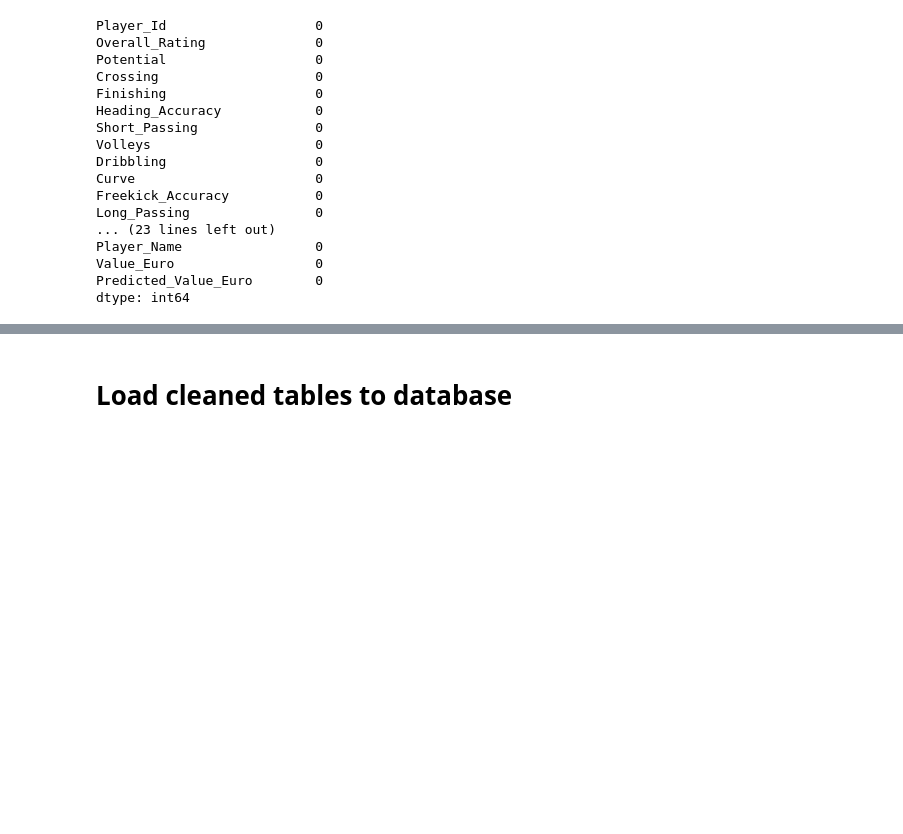
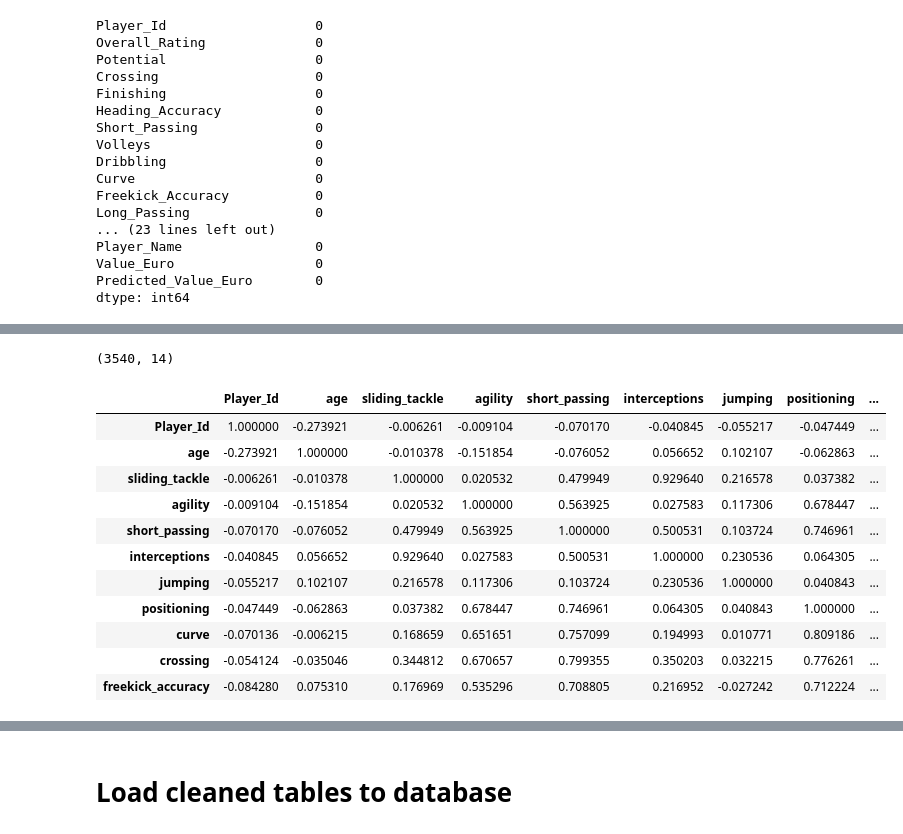
Before and after one commit to mshariqnaeem/FIFA_PlayerValue_ML, a Jupyter notebook: ETL_create_final_postgres-sql_database.ipynb, the cells around one changed output, grey strips where cells are left out. Saved outputs shown, nothing was run; the diff lists cells and outputs as text; code cells hidden in the pictures; blank space fills up the shorter version.

```diff
--- a/ETL_create_final_postgres-sql_database.ipynb
+++ b/ETL_create_final_postgres-sql_database.ipynb
@@ -563,0 +548,4 @@ dtype: int64
+# %%
+#read in the CSV as a dataframe
+df = pd.read_csv("front_end.csv")
+df.head()
@@ -563,0 +580,21 @@ dtype: int64
+# %%
+# Check number of rows and Columns
+df.shape
+# %% [output]
+(3540, 14)
+# %%
+#Check que Dataframe Correlations
+df.corr()
+# %% [output]
+|  | Player_Id | age | sliding_tackle | agility | short_passing | interceptions | jumping | positioning | ... |
+| Player_Id | 1.000000 | -0.273921 | -0.006261 | -0.009104 | -0.070170 | -0.040845 | -0.055217 | -0.047449 | ... |
+| age | -0.273921 | 1.000000 | -0.010378 | -0.151854 | -0.076052 | 0.056652 | 0.102107 | -0.062863 | ... |
+| sliding_tackle | -0.006261 | -0.010378 | 1.000000 | 0.020532 | 0.479949 | 0.929640 | 0.216578 | 0.037382 | ... |
+| agility | -0.009104 | -0.151854 | 0.020532 | 1.000000 | 0.563925 | 0.027583 | 0.117306 | 0.678447 | ... |
+| short_passing | -0.070170 | -0.076052 | 0.479949 | 0.563925 | 1.000000 | 0.500531 | 0.103724 | 0.746961 | ... |
+| interceptions | -0.040845 | 0.056652 | 0.929640 | 0.027583 | 0.500531 | 1.000000 | 0.230536 | 0.064305 | ... |
+| jumping | -0.055217 | 0.102107 | 0.216578 | 0.117306 | 0.103724 | 0.230536 | 1.000000 | 0.040843 | ... |
+| positioning | -0.047449 | -0.062863 | 0.037382 | 0.678447 | 0.746961 | 0.064305 | 0.040843 | 1.000000 | ... |
+| curve | -0.070136 | -0.006215 | 0.168659 | 0.651651 | 0.757099 | 0.194993 | 0.010771 | 0.809186 | ... |
+| crossing | -0.054124 | -0.035046 | 0.344812 | 0.670657 | 0.799355 | 0.350203 | 0.032215 | 0.776261 | ... |
+| freekick_accuracy | -0.084280 | 0.075310 | 0.176969 | 0.535296 | 0.708805 | 0.216952 | -0.027242 | 0.712224 | ... |
```
Also changed, not shown: parts of 14 cells of this notebook.
